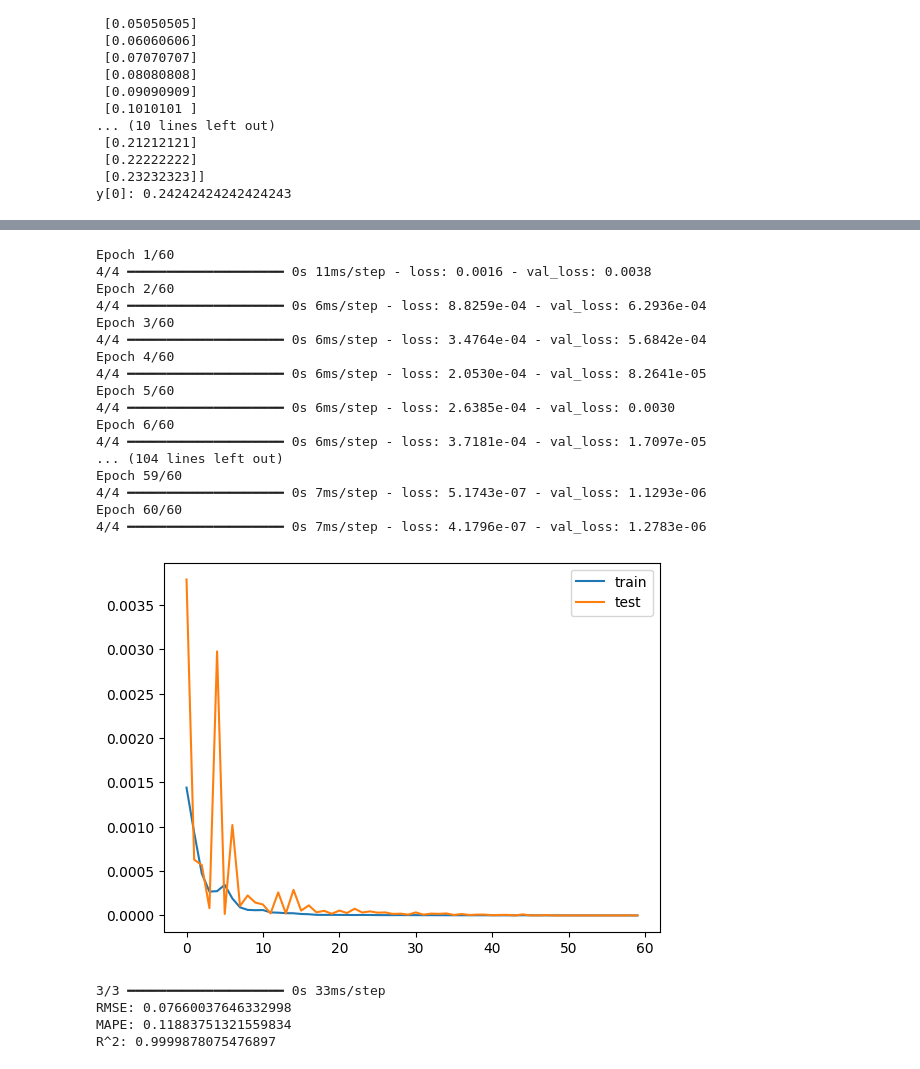
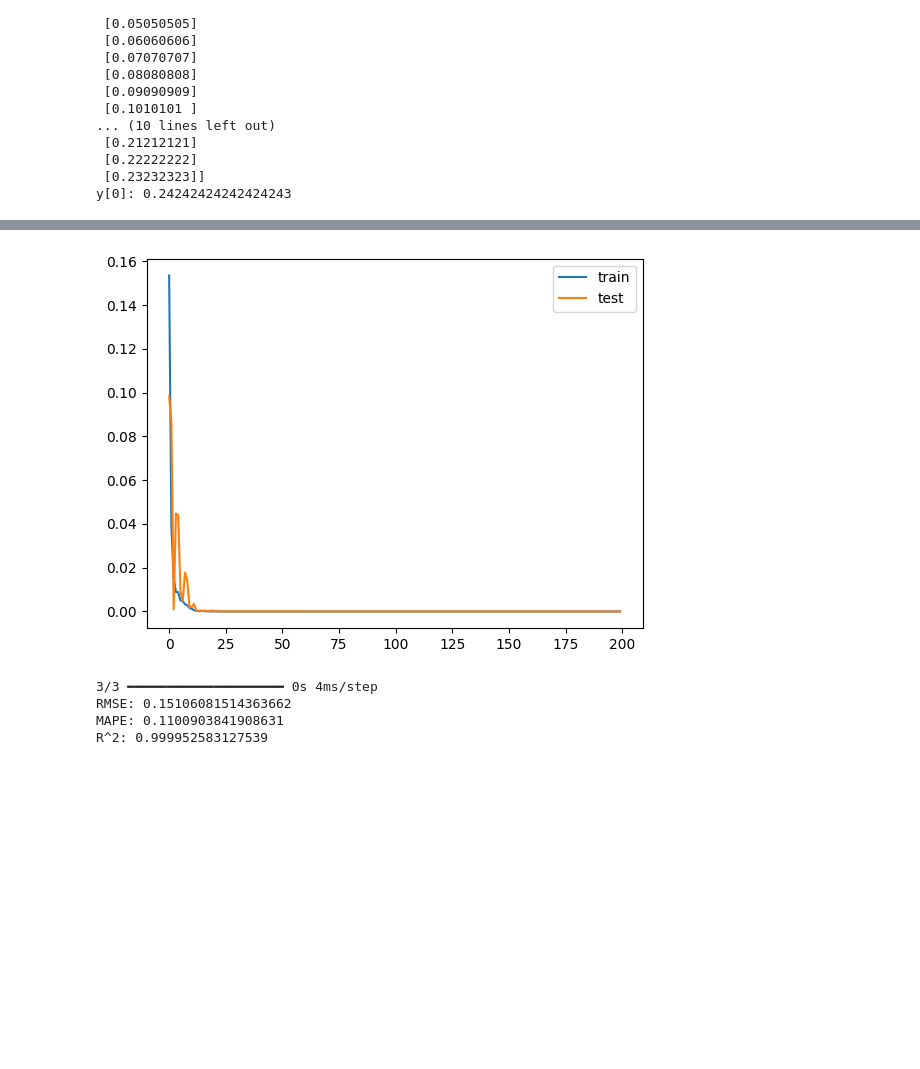
Before and after one commit to gladtobethere/dviz-final-project, a Jupyter notebook: ML/solar_power_lstm.ipynb, the cells around one changed output, grey strips where cells are left out. Cells and saved outputs as stored; diff of their text form; code cells hidden in the pictures; blank space fills up the shorter version.

Commit message:
Update power data to 2015, adjust date range in functions, and modify LSTM model training epochs and loss values.

```diff
--- a/ML/solar_power_lstm.ipynb
+++ b/ML/solar_power_lstm.ipynb
@@ -20,7 +20,7 @@ def process_timestamps(unix_seconds):
     return [datetime.utcfromtimestamp(ts) for ts in unix_seconds]
 
 def get_public_power():
-    start_date = date(2023, 1, 1)
+    start_date = date(2010, 1, 1)
     end_date = date(2023, 12, 31)
 
     start_datetime = start_date.strftime('%Y-%m-%dT%H:%M:%S%z')
@@ -156,8 +177,8 @@ model = Sequential([
 
 optimizer = Adam(learning_rate=0.01)
 model.compile(optimizer=optimizer, loss='mean_squared_error')
-early_stopping = EarlyStopping(monitor='val_loss', patience=5, restore_best_weights=True)
-history = model.fit(X, y, epochs=100, batch_size=32, validation_split=0.2, callbacks=[early_stopping], verbose=1)
+#early_stopping = EarlyStopping(monitor='val_loss', patience=5, restore_best_weights=True)
+history = model.fit(X, y, epochs=200, batch_size=16, validation_split=0.2, verbose=1)
 
 model.summary()
 # %% [output]
@@ -192,33 +213,14 @@ Model: "sequential"
  Non-trainable params: 0 (0.00 B)
  Optimizer params: 29,884 (116.74 KB)
 # %%
-# Train the model
-history = model.fit(X, y, epochs=60, batch_size=16, validation_split=0.2, verbose=1)
 
 # Plot training loss and validation loss
 plt.plot(history.history['loss'], label='train')
 plt.plot(history.history['val_loss'], label='test')
 plt.legend()
 plt.show()
 # %% [output]
-Epoch 1/60
-4/4 ━━━━━━━━━━━━━━━━━━━━ 0s 11ms/step - loss: 0.0016 - val_loss: 0.0038
-Epoch 2/60
-4/4 ━━━━━━━━━━━━━━━━━━━━ 0s 6ms/step - loss: 8.8259e-04 - val_loss: 6.2936e-04
-Epoch 3/60
-4/4 ━━━━━━━━━━━━━━━━━━━━ 0s 6ms/step - loss: 3.4764e-04 - val_loss: 5.6842e-04
-Epoch 4/60
-4/4 ━━━━━━━━━━━━━━━━━━━━ 0s 6ms/step - loss: 2.0530e-04 - val_loss: 8.2641e-05
-Epoch 5/60
-4/4 ━━━━━━━━━━━━━━━━━━━━ 0s 6ms/step - loss: 2.6385e-04 - val_loss: 0.0030
-Epoch 6/60
-4/4 ━━━━━━━━━━━━━━━━━━━━ 0s 6ms/step - loss: 3.7181e-04 - val_loss: 1.7097e-05
-... (104 lines left out)
-Epoch 59/60
-4/4 ━━━━━━━━━━━━━━━━━━━━ 0s 7ms/step - loss: 5.1743e-07 - val_loss: 1.1293e-06
-Epoch 60/60
-4/4 ━━━━━━━━━━━━━━━━━━━━ 0s 7ms/step - loss: 4.1796e-07 - val_loss: 1.2783e-06
-[figure, old version]
+[figure, new version]
 # %%
 predictions = model.predict(X)
 
@@ -234,10 +236,10 @@ print(f'R^2: {r_squared}')
 
 model.save('solar_power_lstm.keras')
 # %% [output]
-3/3 ━━━━━━━━━━━━━━━━━━━━ 0s 33ms/step
-RMSE: 0.07660037646332998
-MAPE: 0.11883751321559834
-R^2: 0.9999878075476897
+3/3 ━━━━━━━━━━━━━━━━━━━━ 0s 4ms/step
+RMSE: 0.15106081514363662
+MAPE: 0.1100903841908631
+R^2: 0.999952583127539
 # %%
 import numpy as np
 from sklearn.preprocessing import MinMaxScaler
```
Also changed, not shown: parts of 4 cells of this notebook, 3 other files.
